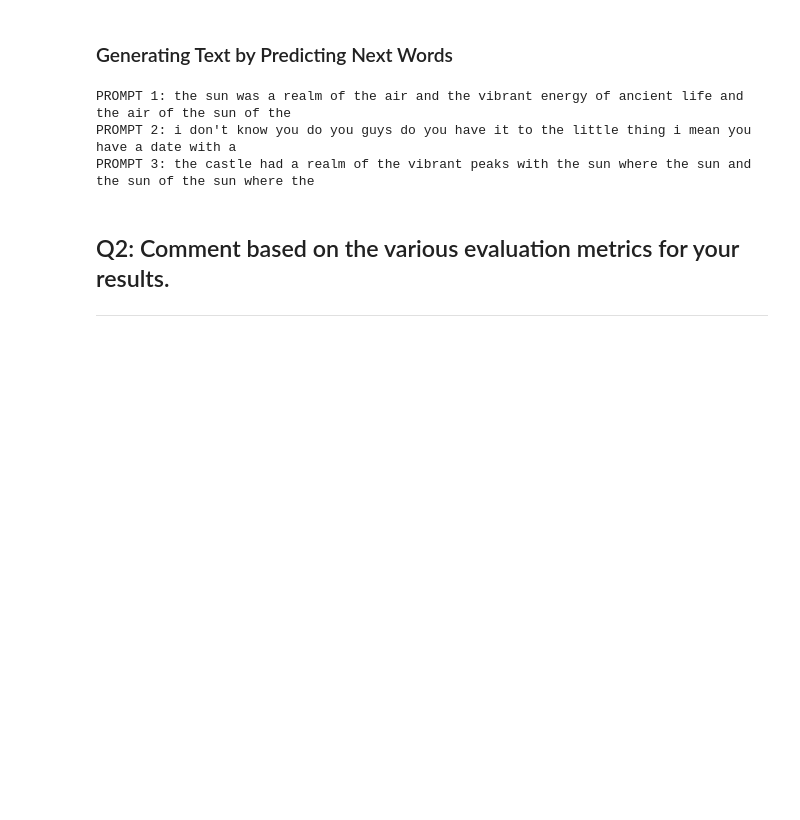
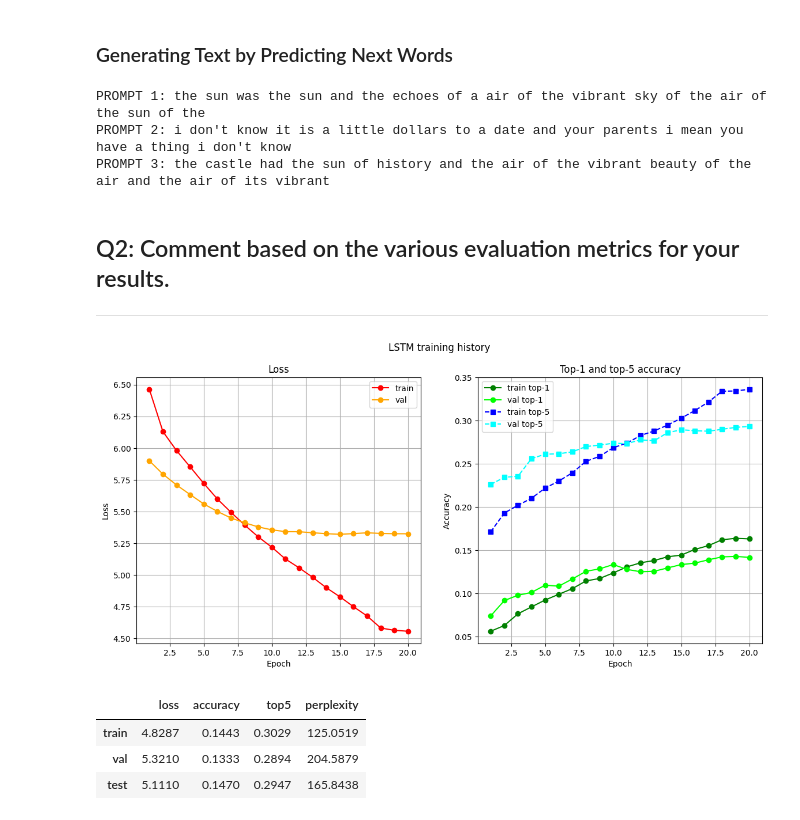
Before and after one commit to ikabrain/UCS772-CV-NLP-Lab, a Jupyter notebook: NLP_assign6/NLP_assign6.ipynb, the cells around one changed output. Saved outputs shown, nothing was run; the diff lists cells and outputs as text; code cells hidden in the pictures; blank space fills up the shorter version.

```diff
--- a/NLP_assign6/NLP_assign6.ipynb
+++ b/NLP_assign6/NLP_assign6.ipynb
@@ -344,15 +344,13 @@ for i in range(5):
 VOCAB_SIZE = len(vocab) # 2000 words + '', [UNK], [BOS]
 keras.utils.set_random_seed(SEED)
 # %%
-model = Sequential(
-    [
-        layers.Input(shape=(SEQ_LEN,)),
-        layers.Embedding(VOCAB_SIZE, 100),  # NOTE: We have no mask_zero, as pre-padding already puts real words last!
-        layers.LSTM(128),
-        layers.Dropout(0.3),
-        layers.Dense(VOCAB_SIZE, activation="softmax"),
-    ]
-)
+model = Sequential([
+    layers.Input(shape=(SEQ_LEN,)),
+    layers.Embedding(VOCAB_SIZE, 50), # NOTE: We have no mask_zero, as pre-padding already puts real words last!
+    layers.LSTM(128),
+    layers.Dropout(0.5),
+    layers.Dense(VOCAB_SIZE, activation="softmax"),
+])
 # %%
 model.compile(
     optimizer=keras.optimizers.Adam(learning_rate=1e-3),
@@ -438,9 +436,9 @@ for idx, prompt in enumerate(["the sun was", "i don't know", "the castle had"],
         time.sleep(0.1)  # typing effect ;)
     print()
 # %% [output]
-PROMPT 1: the sun was a realm of the air and the vibrant energy of ancient life and the air of the sun of the
-PROMPT 2: i don't know you do you guys do you have it to the little thing i mean you have a date with a
-PROMPT 3: the castle had a realm of the vibrant peaks with the sun where the sun and the sun of the sun where the
+PROMPT 1: the sun was the sun and the echoes of a air of the vibrant sky of the air of the sun of the
+PROMPT 2: i don't know it is a little dollars to a date and your parents i mean you have a thing i don't know
+PROMPT 3: the castle had the sun of history and the air of the vibrant beauty of the air and the air of its vibrant
 # %% [markdown]
 ## Q2: Comment based on the various evaluation metrics for your results.
 ---
@@ -447,23 +448,22 @@ PROMPT 3: the castle had a realm of the vibrant peaks with the sun where the sun
 # %%
-h = history.history
-epochs = range(1, len(h["loss"]) + 1) # 1-indexed, same as fit()'s print!
-
-fig, (ax1, ax2) = plt.subplots(1, 2, figsize=(12, 4))
+fig, (ax1, ax2) = plt.subplots(1, 2, figsize=(14, 6))
 ax1.plot(epochs, h["loss"], marker="o", color="red", label="train")
 ax1.plot(epochs, h["val_loss"], marker="o", color="orange", label="val")
 ax1.set(xlabel="Epoch", ylabel="Loss", title="Loss")
 
 ax2.plot(epochs, h["accuracy"], marker="o", color="green", label="train top-1")
 ax2.plot(epochs, h["val_accuracy"], marker="o", color="lime", label="val top-1")
 ax2.plot(epochs, h["top5"], marker="s", ls="--", color="blue", label="train top-5")
 ax2.plot(epochs, h["val_top5"], marker="s", ls="--", color="cyan", label="val top-5")
 ax2.set(xlabel="Epoch", ylabel="Accuracy", title="Top-1 and top-5 accuracy")
 
 for ax in (ax1, ax2):
     ax.legend()
     ax.grid(True)
 fig.suptitle("LSTM training history")
 plt.show()
+# %% [output]
+[figure, added]
 # %%
 best = int(np.argmin(h["val_loss"])) # epoch restored by EarlyStopping, 0-indexed!
 test_loss, test_acc, test_top5 = model.evaluate(X_test, y_test, batch_size=64, verbose=0)
@@ -475,3 +475,8 @@ results = pd.DataFrame({
 }, index=["train", "val", "test"])
 results["perplexity"] = np.exp(results["loss"]) # e^loss = avg no. of words the model is "choosing between"
 results.round(4)
+# %% [output]
+|  | loss | accuracy | top5 | perplexity |
+| train | 4.8287 | 0.1443 | 0.3029 | 125.0519 |
+| val | 5.3210 | 0.1333 | 0.2894 | 204.5879 |
+| test | 5.1110 | 0.1470 | 0.2947 | 165.8438 |
```
Also changed, not shown: parts of 4 cells of this notebook.
